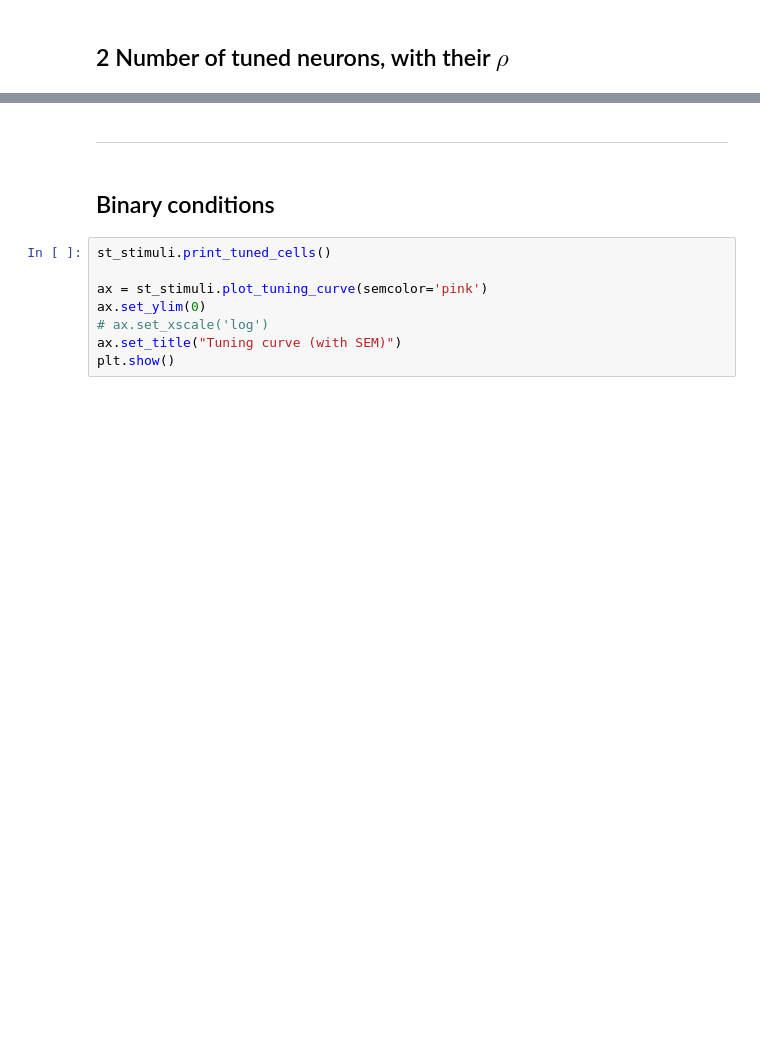
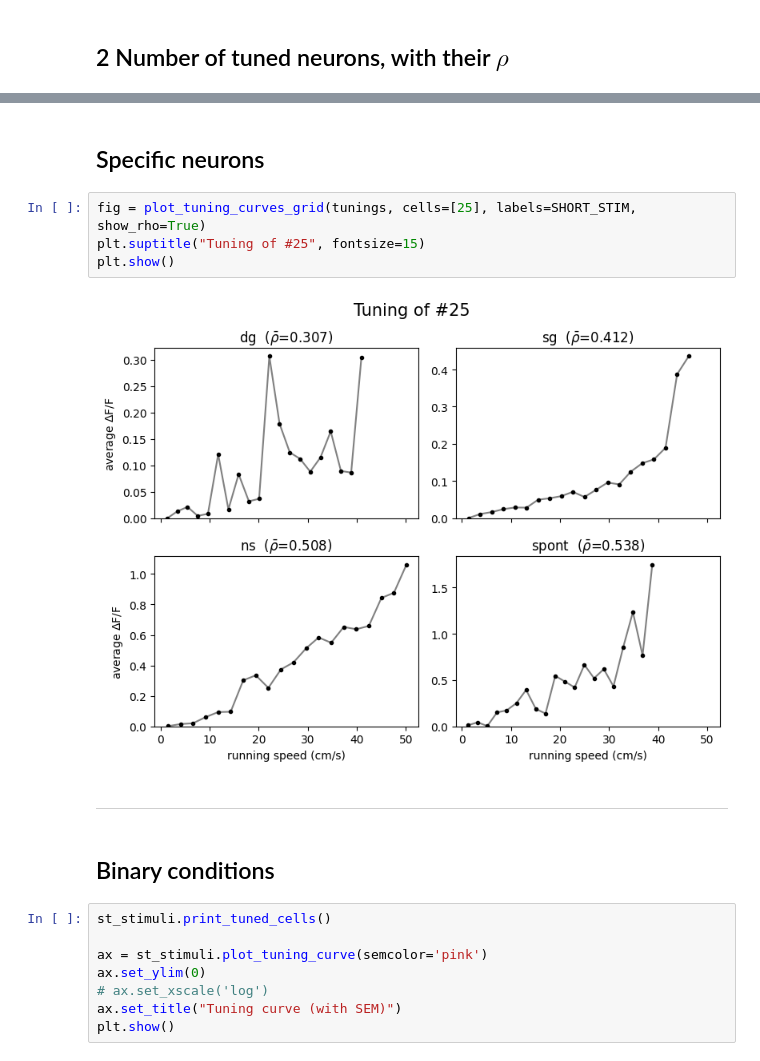
Before and after one commit to ZhidongZhang96/NDS-V1-RunningNaturalMod, a Jupyter notebook: Session A.ipynb, the cells around one changed output, grey strips where cells are left out. Saved outputs shown, nothing was run; the diff lists cells and outputs as text; blank space fills up the shorter version.

```diff
--- a/Session A.ipynb
+++ b/Session A.ipynb
@@ -100,3 +123,11 @@ plt.show()
+# %% [markdown]
+## Specific neurons
+# %%
+fig = plot_tuning_curves_grid(tunings, cells=[25], labels=SHORT_STIM, show_rho=True)
+plt.suptitle("Tuning of #25", fontsize=15)
+plt.show()
+# %% [output]
+[figure, added]
 # %% [markdown]
 ---
 # %% [markdown]
```
Also changed, not shown: parts of 8 cells of this notebook, 5 other files.
